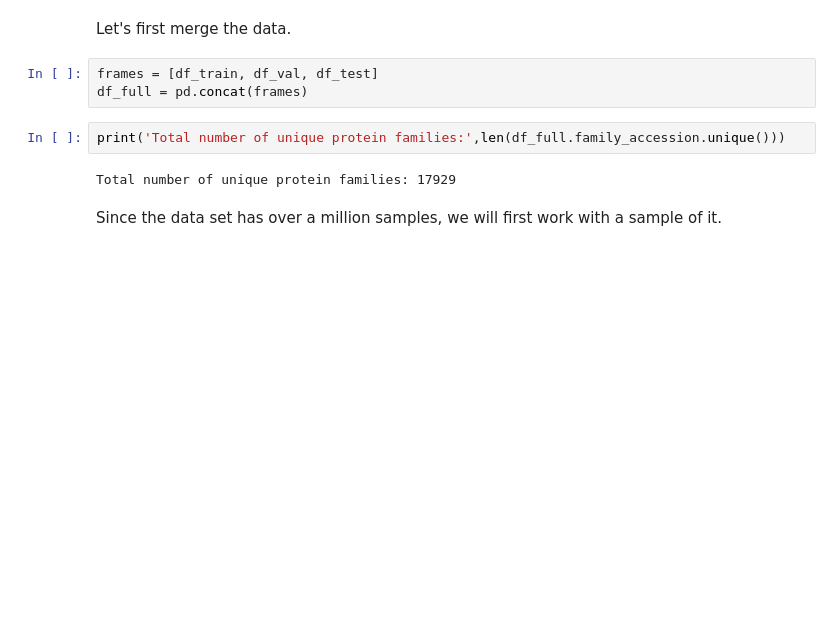
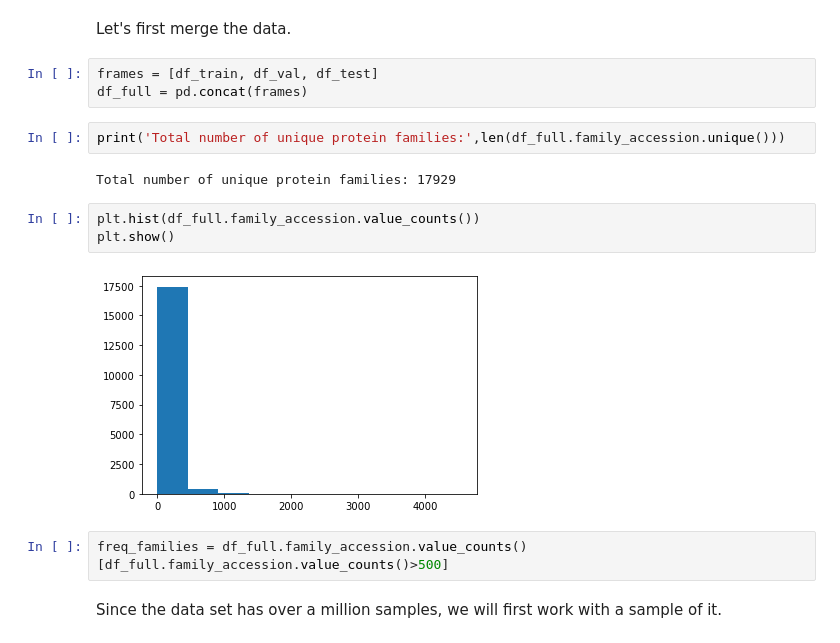
Before and after one commit to mouslyddiaw/protein-classification, a Jupyter notebook: protein-sequence-classification.ipynb, the cells around one changed output. Cells and saved outputs as stored; diff of their text form; blank space fills up the shorter version.

```diff
--- a/protein-sequence-classification.ipynb
+++ b/protein-sequence-classification.ipynb
@@ -75,5 +75,12 @@ df_full = pd.concat(frames)
 print('Total number of unique protein families:',len(df_full.family_accession.unique()))
 # %% [output]
 Total number of unique protein families: 17929
+# %%
+plt.hist(df_full.family_accession.value_counts())
+plt.show()
+# %% [output]
+[figure, added]
+# %%
+freq_families = df_full.family_accession.value_counts()[df_full.family_accession.value_counts()>500]
 # %% [markdown]
 Since the data set has over a million samples, we will first work with a sample of it.
```
Also changed, not shown: parts of 31 cells of this notebook, 1 other file.
